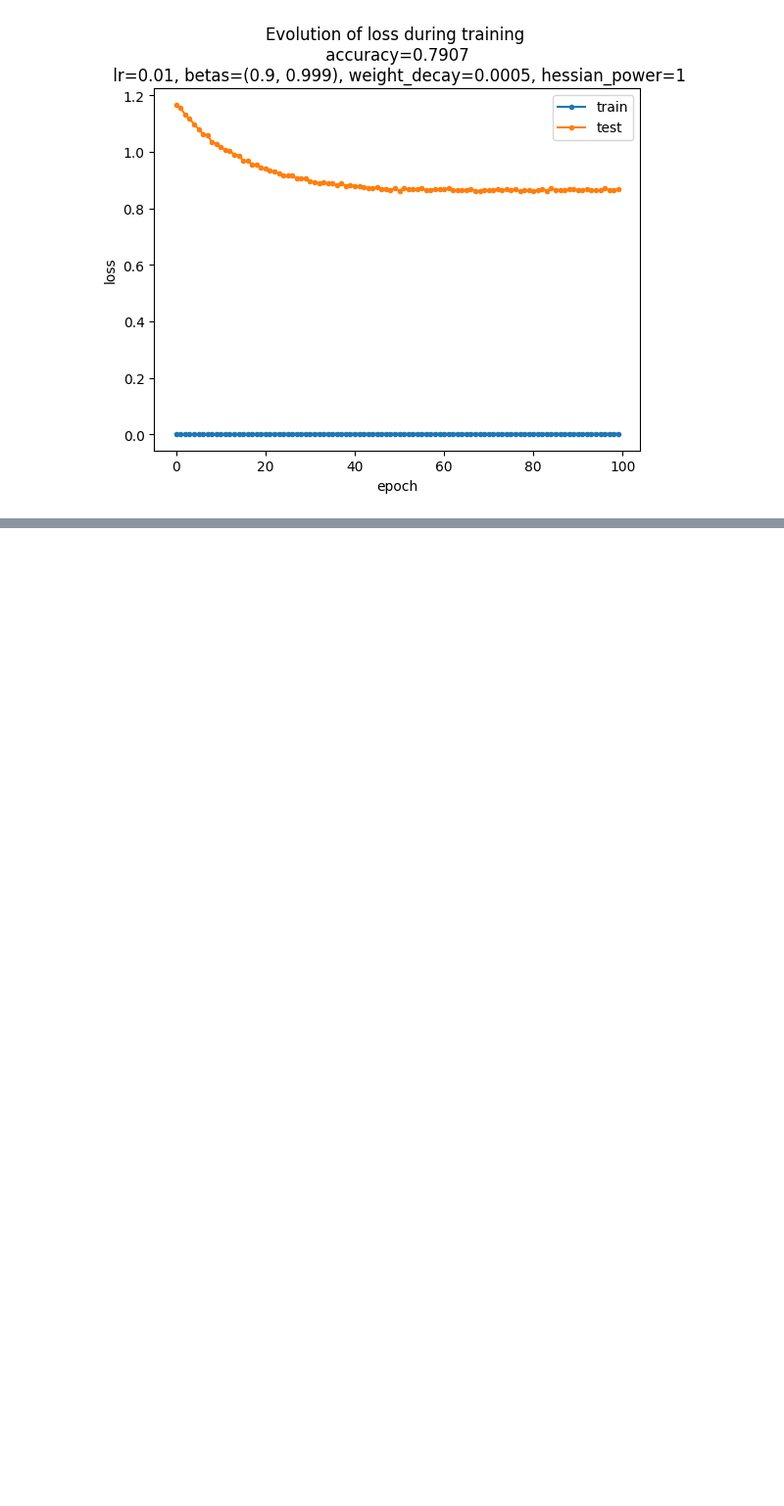
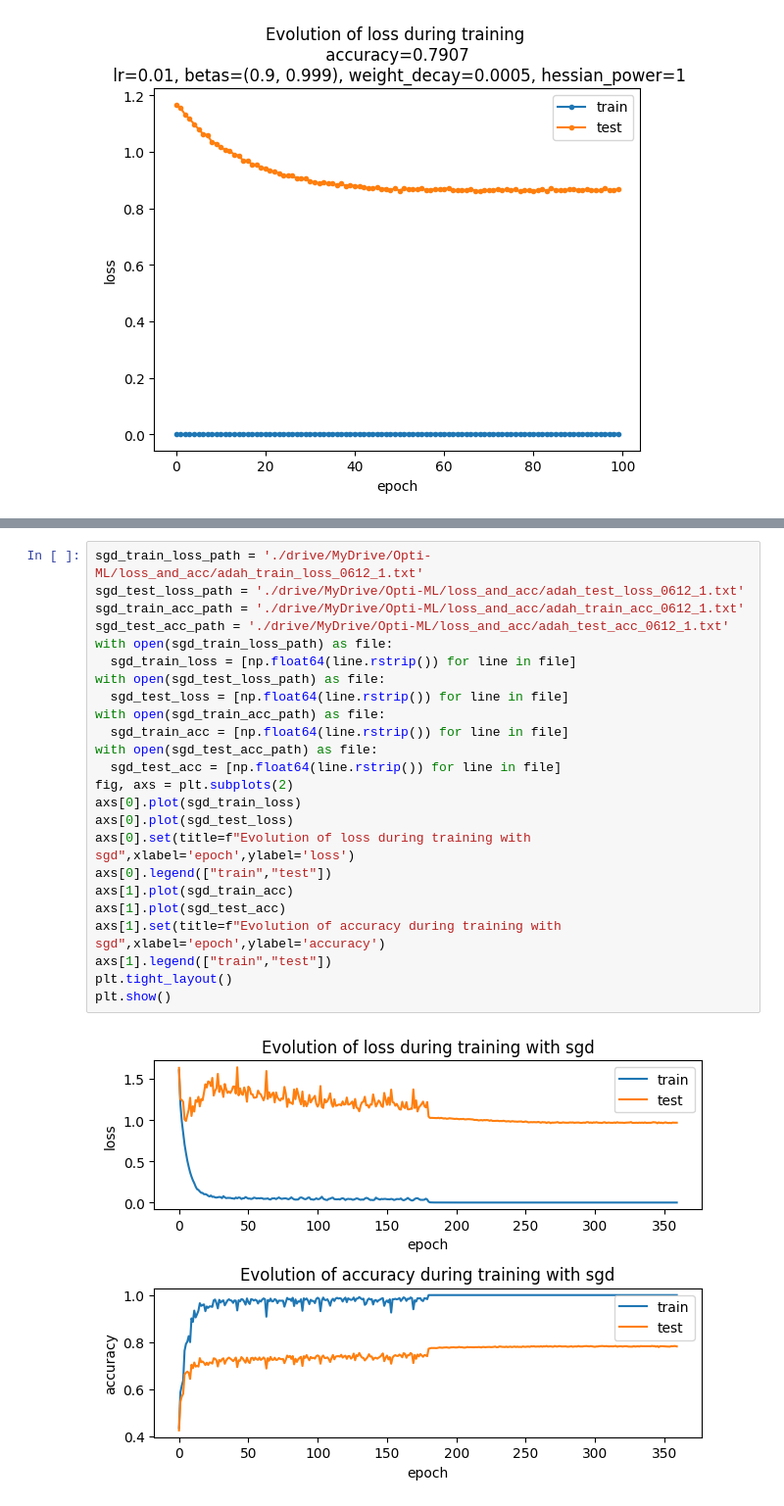
Before and after one commit to Benoit-Muller/Opti-ML, a Jupyter notebook: Adahessian_test1.ipynb, the cells around one changed output, grey strips where cells are left out. Shown at 98% size. Cells and saved outputs as stored; diff of their text form; blank space fills up the shorter version.

```diff
--- a/Adahessian_test1.ipynb
+++ b/Adahessian_test1.ipynb
@@ -378,0 +378,26 @@ plt.show()
+# %%
+sgd_train_loss_path = './drive/MyDrive/Opti-ML/loss_and_acc/adah_train_loss_0612_1.txt'
+sgd_test_loss_path = './drive/MyDrive/Opti-ML/loss_and_acc/adah_test_loss_0612_1.txt'
+sgd_train_acc_path = './drive/MyDrive/Opti-ML/loss_and_acc/adah_train_acc_0612_1.txt'
+sgd_test_acc_path = './drive/MyDrive/Opti-ML/loss_and_acc/adah_test_acc_0612_1.txt'
+with open(sgd_train_loss_path) as file:
+  sgd_train_loss = [np.float64(line.rstrip()) for line in file]
+with open(sgd_test_loss_path) as file:
+  sgd_test_loss = [np.float64(line.rstrip()) for line in file]
+with open(sgd_train_acc_path) as file:
+  sgd_train_acc = [np.float64(line.rstrip()) for line in file]
+with open(sgd_test_acc_path) as file:
+  sgd_test_acc = [np.float64(line.rstrip()) for line in file]
+fig, axs = plt.subplots(2)
+axs[0].plot(sgd_train_loss)
+axs[0].plot(sgd_test_loss)
+axs[0].set(title=f"Evolution of loss during training with sgd",xlabel='epoch',ylabel='loss')
+axs[0].legend(["train","test"])
+axs[1].plot(sgd_train_acc)
+axs[1].plot(sgd_test_acc)
+axs[1].set(title=f"Evolution of accuracy during training with sgd",xlabel='epoch',ylabel='accuracy')
+axs[1].legend(["train","test"])
+plt.tight_layout()
+plt.show()
+# %% [output]
+[figure, added]
```
Also changed, not shown: parts of 6 cells of this notebook, 2 other files.
